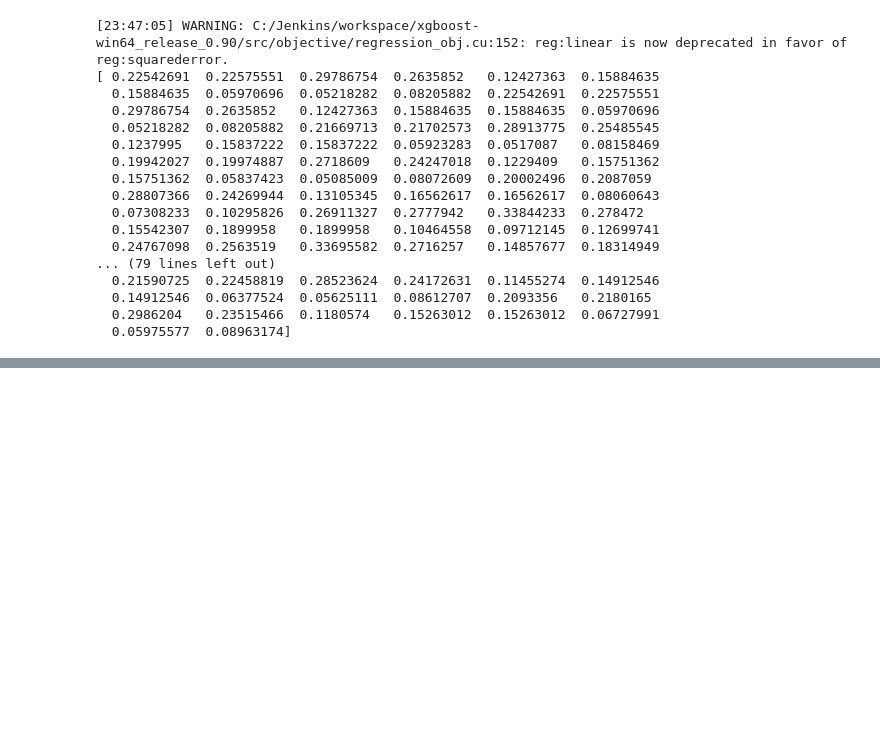
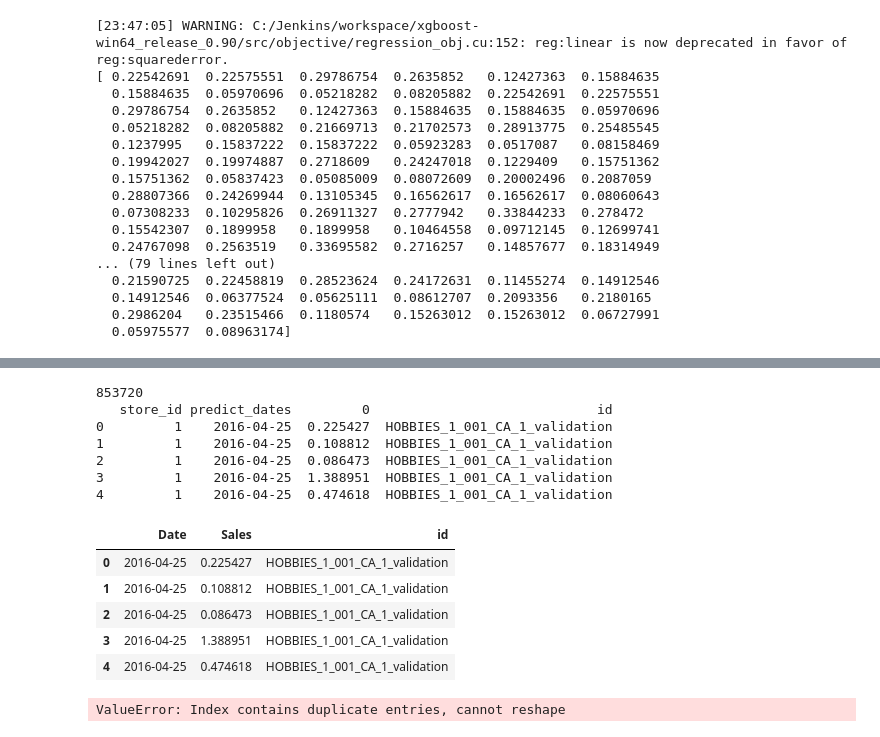
Before and after one commit to krishna0125/python_test, a Jupyter notebook: Walmart_01.ipynb, the cells around one changed output, grey strips where cells are left out. Cells and saved outputs as stored; diff of their text form; code cells hidden in the pictures; blank space fills up the shorter version.

```diff
--- a/Walmart_01.ipynb
+++ b/Walmart_01.ipynb
@@ -220,0 +202,46 @@ memory usage: 74.4 KB
+# %%
+###PREDICTION FILE PROCESS
+values = df1_sales_train['id'].unique()
+#Unique_Values = pd.concat([values]*28,axis=0,ignore_index=True)
+Unique_Values = [ele for ele in values for i in range(0,28)]
+With_028 = pd.read_csv(r"C:\Users\Selvamani\Downloads\sub_0_28_day_xgb.csv")
+With_2856 = pd.read_csv(r"C:\Users\Selvamani\Downloads\sub_28_56_day_xgb.csv")
+With_028 = With_028.drop(['Unnamed: 0','index'],axis =1)
+With_2856 = With_2856.drop(['Unnamed: 0','index'],axis =1)
+With_028.head()
+#With_028 = pd.concat([Unique_Values,With_028],axis=1)
+#With_2856 = pd.concat([Unique_Values,With_2856],axis=1)
+print(len(Unique_Values))
+With_028['id'] = Unique_Values
+print(With_028.head())
+With_028.columns = ['store_id','Date','Sales','id']
+#With_2856.columns = ['id','index','store_id','Date','Sales']
+With_028 = With_028.drop(['store_id'],axis=1)
+#With_2856 = With_2856.drop(['store_id'],axis=1)
+#Main_df = pd.concat([With_028,With_2856],axis=0,ignore_index=True)
+With_028.head()
+# %% [output]
+853720
+   store_id predict_dates         0                             id
+0         1    2016-04-25  0.225427  HOBBIES_1_001_CA_1_validation
+1         1    2016-04-25  0.108812  HOBBIES_1_001_CA_1_validation
+2         1    2016-04-25  0.086473  HOBBIES_1_001_CA_1_validation
+3         1    2016-04-25  1.388951  HOBBIES_1_001_CA_1_validation
+4         1    2016-04-25  0.474618  HOBBIES_1_001_CA_1_validation
+|  | Date | Sales | id |
+| 0 | 2016-04-25 | 0.225427 | HOBBIES_1_001_CA_1_validation |
+| 1 | 2016-04-25 | 0.108812 | HOBBIES_1_001_CA_1_validation |
+| 2 | 2016-04-25 | 0.086473 | HOBBIES_1_001_CA_1_validation |
+| 3 | 2016-04-25 | 1.388951 | HOBBIES_1_001_CA_1_validation |
+| 4 | 2016-04-25 | 0.474618 | HOBBIES_1_001_CA_1_validation |
+# %%
+Main_df = With_2856.pivot(index='id',columns='Date',values='Sales')
+Final_Submission = pd.concat([Final_Submission_28,Final_Submission_56],axis=0,ignore_index=True)
+Columns_Final_List = ['F{0}'.format(i) for i in range(0,29)]
+Final_Submission.columns = Columns_Final_List
+Submission_File = Submission_File.rename(columns={'F0':'id'})
+sample_submission = pd.read_csv(r"C:\Users\Selvamani\Desktop\sample_submission.csv")
+Submission_File['id'] = sample_submission['id']
+Submission_File.tail()
+# %% [output]
+ValueError: Index contains duplicate entries, cannot reshape
```
Also changed, not shown: parts of 7 cells of this notebook.
